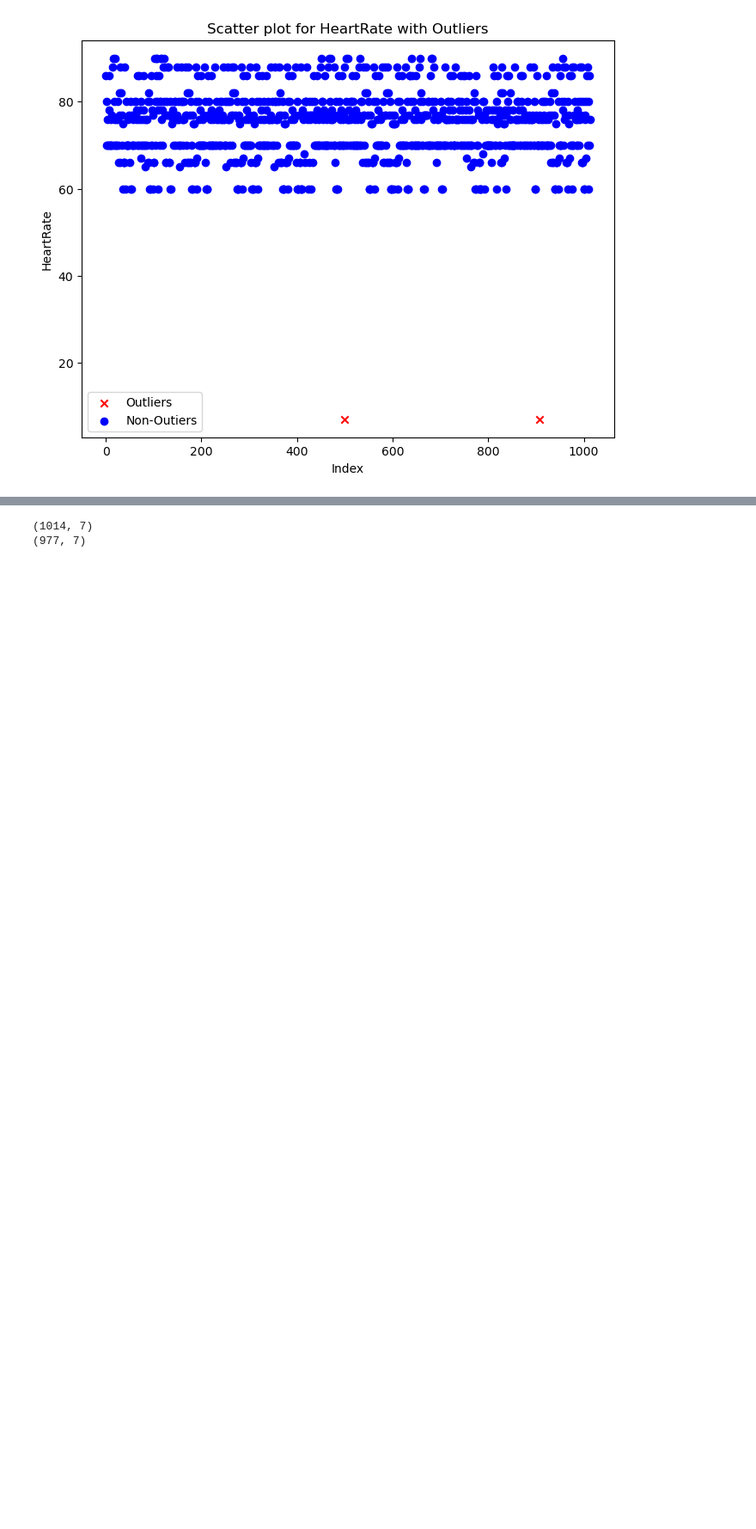
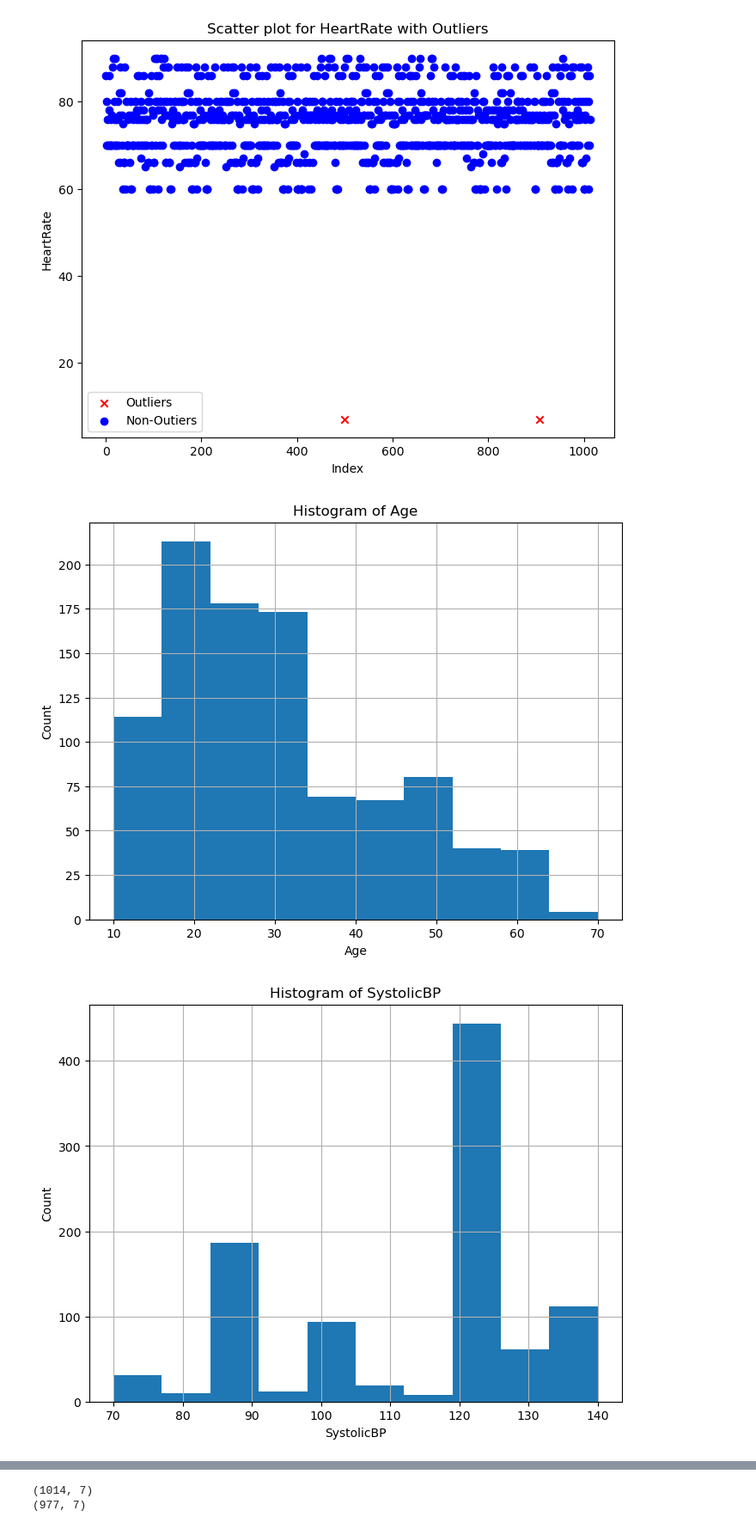
Before and after one commit to Willsu00/FFD-Data-Exploration-and-Classification, a Jupyter notebook: WilliamSukjaem18029208Assignment1.ipynb, the cells around one changed output, grey strips where cells are left out. Shown at 86% size. Cells and saved outputs as stored; diff of their text form; code cells hidden in the pictures; blank space fills up the shorter version.

Commit message:
generated and added graphs

```diff
--- a/WilliamSukjaem18029208Assignment1.ipynb
+++ b/WilliamSukjaem18029208Assignment1.ipynb
@@ -156,3 +156,18 @@ for col in numeric_cols:
 [figure]
 [figure]
 [figure]
+# %%
+import matplotlib.pyplot as plt
+
+continuous_attributes = ['Age', 'SystolicBP', 'DiastolicBP', 'BloodSugar', 'BodyTemp', 'HeartRate']
+
+for attribute in continuous_attributes:
+    plt.figure(figsize=(8, 6))
+    Maternal_Health_OR[attribute].hist()
+    plt.xlabel(attribute)
+    plt.ylabel('Count')
+    plt.title(f'Histogram of {attribute}')
+    plt.show()
+# %% [output]
+[figure, added]
+[figure, added]
```
Also changed, not shown: parts of 13 cells of this notebook, 1 other file.
